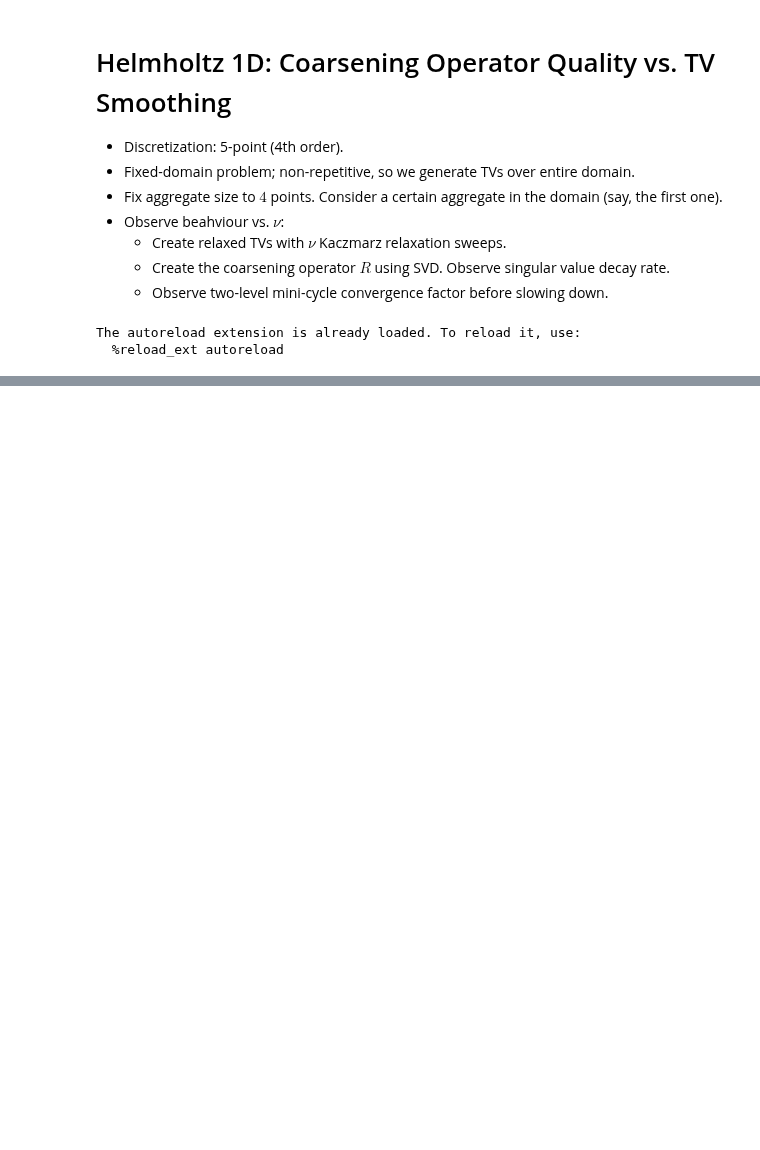
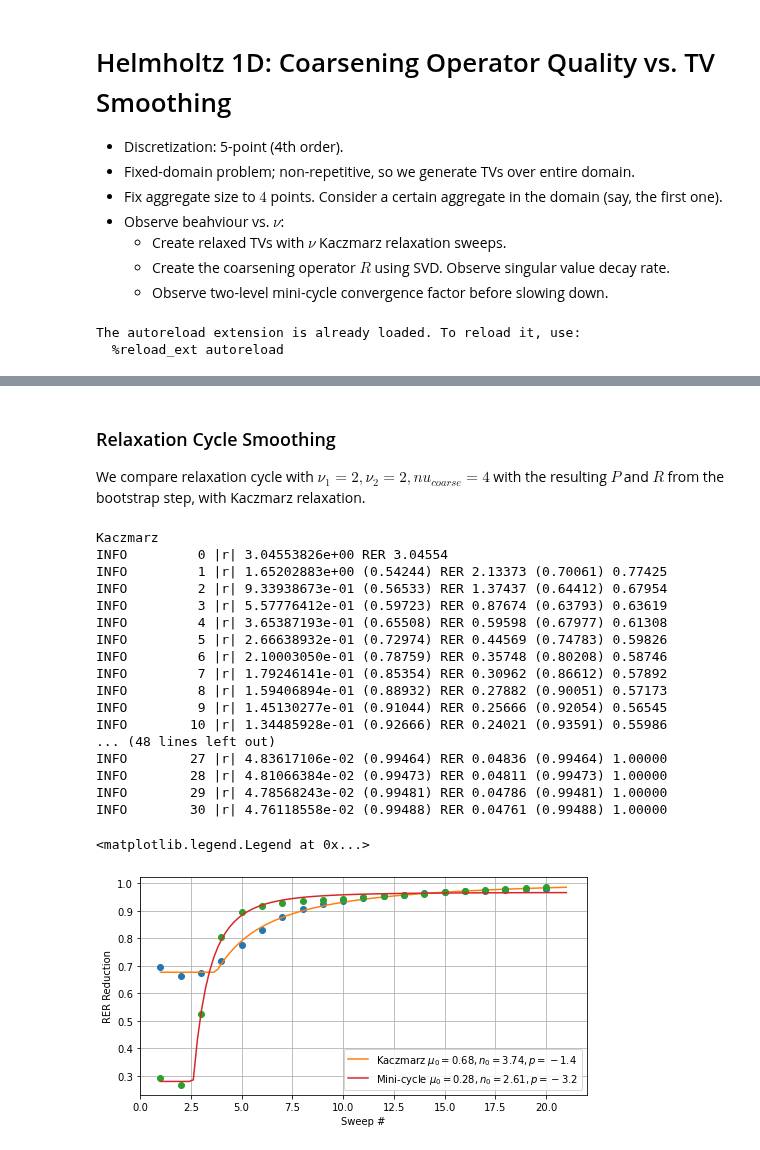
Before and after one commit to 436ahsan/Helmholtz, a Jupyter notebook: notebooks/coarsening_quality.ipynb, the cells around one changed output, grey strips where cells are left out. Cells and saved outputs as stored; diff of their text form; code cells hidden in the pictures; blank space fills up the shorter version.

```diff
--- a/notebooks/coarsening_quality.ipynb
+++ b/notebooks/coarsening_quality.ipynb
@@ -140,0 +218,51 @@ This estimate seems to give a reasonable estimate for both $kh$ values and both
+# %% [markdown]
+### Relaxation Cycle Smoothing
+We compare relaxation cycle with $\nu_1=2, \nu_2=2, nu_{coarse}=4$ with the resulting $P$ and $R$ from the bootstrap step, with Kaczmarz relaxation.
+# %%
+def relax_cycle(x):
+    return hm.solve.relax_cycle.relax_cycle(multilevel, 1.0, 2, 2, 4, num_levels=num_levels).run(x)
+
+fig, ax = plt.subplots(1, 1, figsize=(8, 4))
+
+num_examples = 5
+b = np.zeros((a.shape[0], num_examples))
+
+operator = lambda x: a.dot(x)
+relax = lambda x: level.relax(x, b)
+
+for title, method in zip(("Kaczmarz", "Mini-cycle"), (relax, relax_cycle)):
+    print(title)
+    y, conv_factor = hm.solve.run.run_iterative_method(
+        level.operator, method, hm.solve.run.random_test_matrix((level.size, ), num_examples=1),
+        30,  print_frequency=1)
+
+    p, conv = hm.solve.smoothing.shrinkage_factor(
+        operator, method, (n, ), print_frequency=None, max_sweeps=20, slow_conv_factor=0.99)
+    hm.solve.smoothing.plot_fitted_conv_model(p, conv, ax, title=title)
+
+ax.legend()
+# y, conv_factor = hm.solve.run.run_iterative_method(
+#     level.operator, relax_cycle, hm.solve.run.random_test_matrix((level.size, ), num_examples=1),
+#     10,  print_frequency=1)
+# y_all[num_levels] = y
+# print("Conv Factor {:.5f}".format(conv_factor))
+# %% [output]
+Kaczmarz
+INFO         0 |r| 3.04553826e+00 RER 3.04554
+INFO         1 |r| 1.65202883e+00 (0.54244) RER 2.13373 (0.70061) 0.77425
+INFO         2 |r| 9.33938673e-01 (0.56533) RER 1.37437 (0.64412) 0.67954
+INFO         3 |r| 5.57776412e-01 (0.59723) RER 0.87674 (0.63793) 0.63619
+INFO         4 |r| 3.65387193e-01 (0.65508) RER 0.59598 (0.67977) 0.61308
+INFO         5 |r| 2.66638932e-01 (0.72974) RER 0.44569 (0.74783) 0.59826
+INFO         6 |r| 2.10003050e-01 (0.78759) RER 0.35748 (0.80208) 0.58746
+INFO         7 |r| 1.79246141e-01 (0.85354) RER 0.30962 (0.86612) 0.57892
+INFO         8 |r| 1.59406894e-01 (0.88932) RER 0.27882 (0.90051) 0.57173
+INFO         9 |r| 1.45130277e-01 (0.91044) RER 0.25666 (0.92054) 0.56545
+INFO        10 |r| 1.34485928e-01 (0.92666) RER 0.24021 (0.93591) 0.55986
+... (48 lines left out)
+INFO        27 |r| 4.83617106e-02 (0.99464) RER 0.04836 (0.99464) 1.00000
+INFO        28 |r| 4.81066384e-02 (0.99473) RER 0.04811 (0.99473) 1.00000
+INFO        29 |r| 4.78568243e-02 (0.99481) RER 0.04786 (0.99481) 1.00000
+INFO        30 |r| 4.76118558e-02 (0.99488) RER 0.04761 (0.99488) 1.00000
+<matplotlib.legend.Legend at 0x...>
+[figure, added]
```
Also changed, not shown: parts of 9 cells of this notebook, 2 other files.
